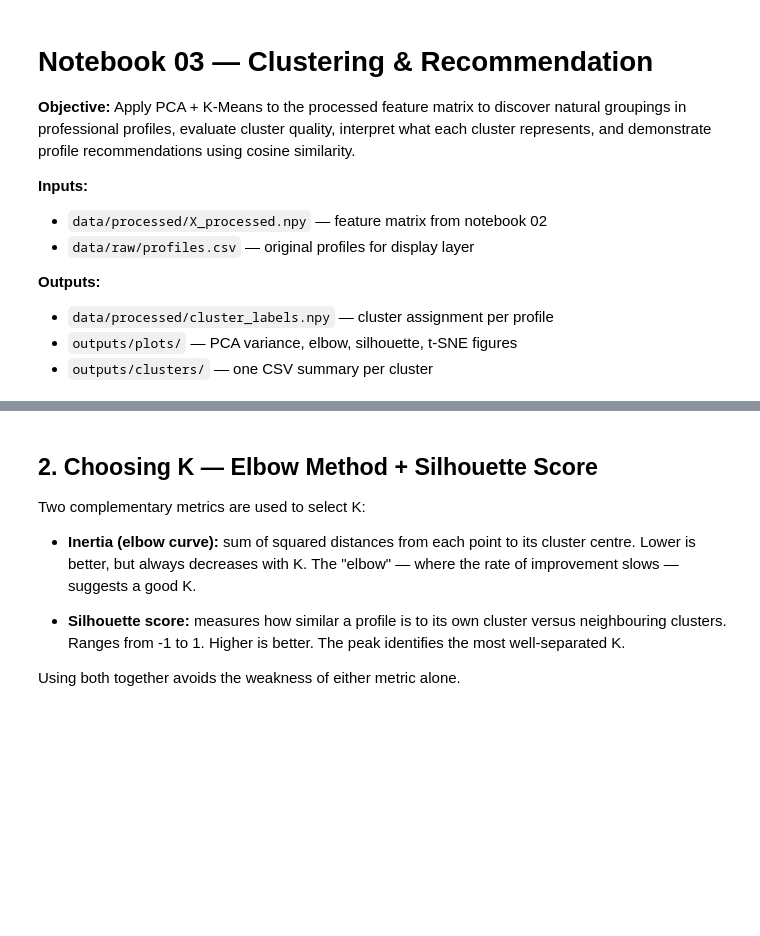
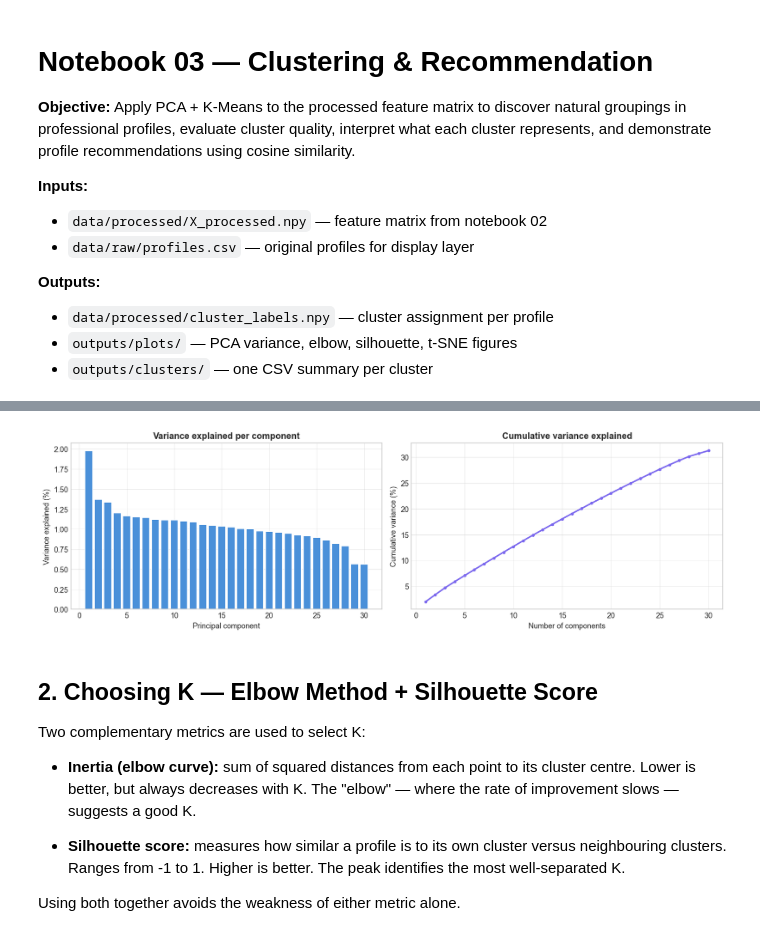
Before and after one commit to yugjain1212/unsupervised-professional-matching, a Jupyter notebook: notebooks/03_clustering.ipynb, the cells around one changed output, grey strips where cells are left out. Drawn from its saved outputs; the diff is of its cells as text; code cells hidden in the pictures; blank space fills up the shorter version.

```diff
--- a/notebooks/03_clustering.ipynb
+++ b/notebooks/03_clustering.ipynb
@@ -78,10 +85,16 @@ t-SNE will be used separately for 2D visualisation only —
 clustering is always performed on PCA output, never on t-SNE output.
 t-SNE distorts global structure and is not suitable as a clustering input.
 # %%
-pca = PCA(n_components=PCA_VARIANCE, random_state=42)
-X_pca = pca.fit_transform(X)
+scaler = StandardScaler()
+X_scaled = scaler.fit_transform(X)
+
+pca = PCA(n_components=PCA_COMPONENTS, random_state=42)
+X_pca = pca.fit_transform(X_scaled)
 
 print(f"Original dimensions  : {X.shape[1]}")
 print(f"PCA dimensions       : {X_pca.shape[1]}")
 print(f"Variance retained    : {pca.explained_variance_ratio_.sum()*100:.2f}%")
 print(f"Compression ratio    : {X.shape[1]/X_pca.shape[1]:.1f}x")
+print(f"\nPer-component variance:")
+for i in range(len(pca.explained_variance_ratio_)):
+    print(f"  PC{i+1:2d}: {pca.explained_variance_ratio_[i]*100:.2f}%")
@@ -88,35 +119,29 @@ print(f"Compression ratio    : {X.shape[1]/X_pca.shape[1]:.1f}x")
 # %%
 cumulative_variance = np.cumsum(pca.explained_variance_ratio_)
 
 fig, axes = plt.subplots(1, 2, figsize=(13, 4))
 
-# Per-component variance
 axes[0].bar(range(1, len(pca.explained_variance_ratio_) + 1),
             pca.explained_variance_ratio_ * 100,
             color="#4A90D9", edgecolor="white")
 axes[0].set_title("Variance explained per component",
                   fontsize=12, fontweight="bold")
 axes[0].set_xlabel("Principal component")
 axes[0].set_ylabel("Variance explained (%)")
 
-# Cumulative variance with 95% threshold line
 axes[1].plot(range(1, len(cumulative_variance) + 1),
              cumulative_variance * 100,
              marker=".", color="#7B68EE", linewidth=2)
-axes[1].axhline(y=95, color="#E8834E", linestyle="--",
-                linewidth=1.5, label="95% threshold")
-axes[1].axvline(x=X_pca.shape[1], color="#5CB85C", linestyle="--",
-                linewidth=1.5,
-                label=f"Selected: {X_pca.shape[1]} components")
 axes[1].set_title("Cumulative variance explained",
                   fontsize=12, fontweight="bold")
 axes[1].set_xlabel("Number of components")
 axes[1].set_ylabel("Cumulative variance (%)")
-axes[1].legend()
 
 plt.tight_layout()
 plt.savefig(os.path.join(PLOTS_DIR, "09_pca_explained_variance.png"))
 plt.show()
+# %% [output]
+[figure, added]
 # %% [markdown]
 ## 2. Choosing K — Elbow Method + Silhouette Score
 
```
Also changed, not shown: parts of 18 cells of this notebook, 23 other files.
